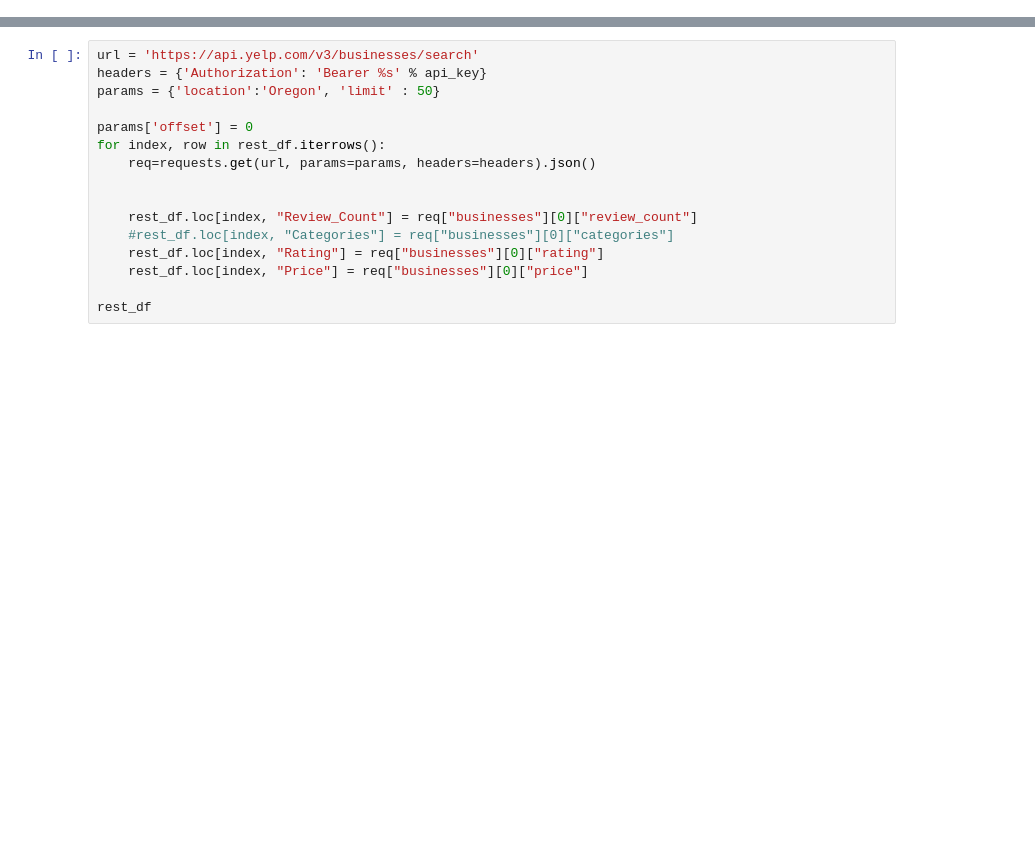
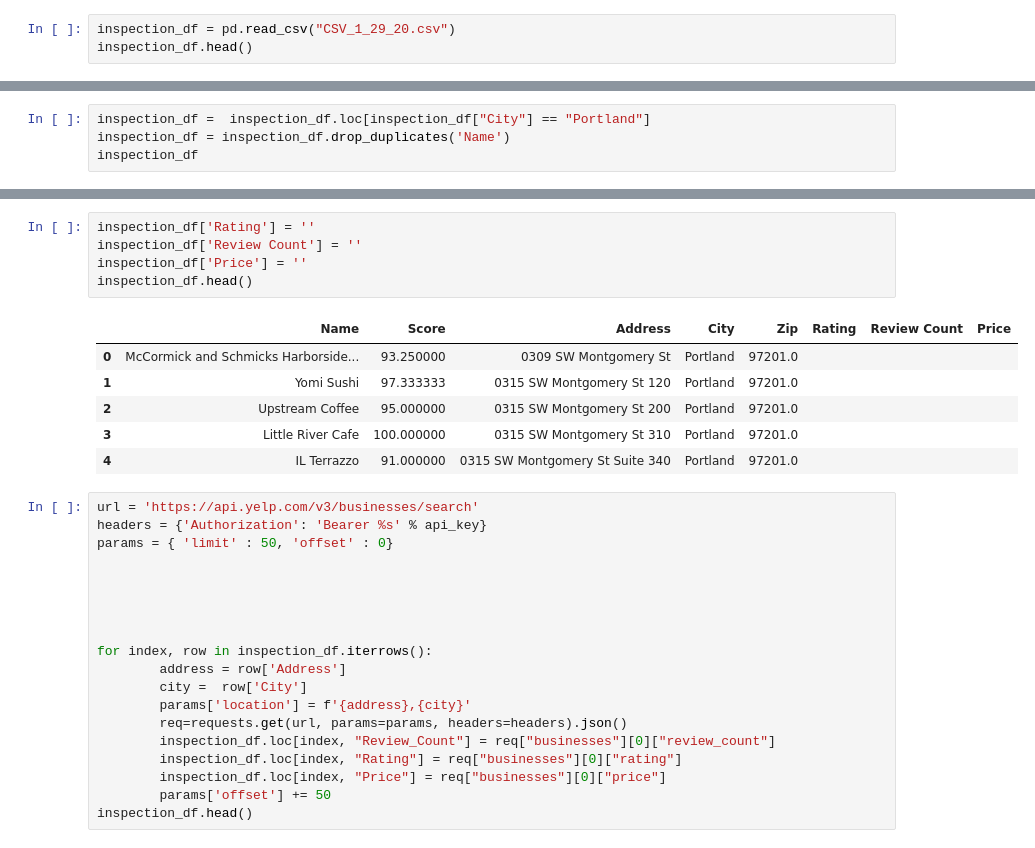
Before and after one commit to DCMilligan88/PriceVsHealth, a Jupyter notebook: project1.ipynb, the cells around one changed output, grey strips where cells are left out. Cells and saved outputs as stored; diff of their text form; blank space fills up the shorter version.

```diff
--- a/project1.ipynb
+++ b/project1.ipynb
@@ -75,0 +43,3 @@ rest_df
+# %%
+inspection_df = pd.read_csv("CSV_1_29_20.csv")
+inspection_df.head()
@@ -75,0 +53,4 @@ rest_df
+# %%
+inspection_df =  inspection_df.loc[inspection_df["City"] == "Portland"]
+inspection_df = inspection_df.drop_duplicates('Name')
+inspection_df
@@ -76,16 +71,31 @@ rest_df
+# %%
+inspection_df['Rating'] = ''
+inspection_df['Review Count'] = ''
+inspection_df['Price'] = ''
+inspection_df.head()
+# %% [output]
+|  | Name | Score | Address | City | Zip | Rating | Review Count | Price |
+| 0 | McCormick and Schmicks Harborside... | 93.250000 | 0309 SW Montgomery St | Portland | 97201.0 |  |  |  |
+| 1 | Yomi Sushi | 97.333333 | 0315 SW Montgomery St 120 | Portland | 97201.0 |  |  |  |
+| 2 | Upstream Coffee | 95.000000 | 0315 SW Montgomery St 200 | Portland | 97201.0 |  |  |  |
+| 3 | Little River Cafe | 100.000000 | 0315 SW Montgomery St 310 | Portland | 97201.0 |  |  |  |
+| 4 | IL Terrazzo | 91.000000 | 0315 SW Montgomery St Suite 340 | Portland | 97201.0 |  |  |  |
 # %%
 url = 'https://api.yelp.com/v3/businesses/search'
 headers = {'Authorization': 'Bearer %s' % api_key}
-params = {'location':'Oregon', 'limit' : 50}
-
-params['offset'] = 0
-for index, row in rest_df.iterrows():
-    req=requests.get(url, params=params, headers=headers).json()
+params = { 'limit' : 50, 'offset' : 0}
 
 
-    rest_df.loc[index, "Review_Count"] = req["businesses"][0]["review_count"]
-    #rest_df.loc[index, "Categories"] = req["businesses"][0]["categories"]
-    rest_df.loc[index, "Rating"] = req["businesses"][0]["rating"]
-    rest_df.loc[index, "Price"] = req["businesses"][0]["price"]
 
-rest_df
+
+
+for index, row in inspection_df.iterrows():
+        address = row['Address']
+        city =  row['City']
+        params['location'] = f'{address},{city}'
+        req=requests.get(url, params=params, headers=headers).json()
+        inspection_df.loc[index, "Review_Count"] = req["businesses"][0]["review_count"]
+        inspection_df.loc[index, "Rating"] = req["businesses"][0]["rating"]
+        inspection_df.loc[index, "Price"] = req["businesses"][0]["price"]
+        params['offset'] += 50
+inspection_df.head()
```
Also changed, not shown: parts of 6 cells of this notebook, 3 other files.
